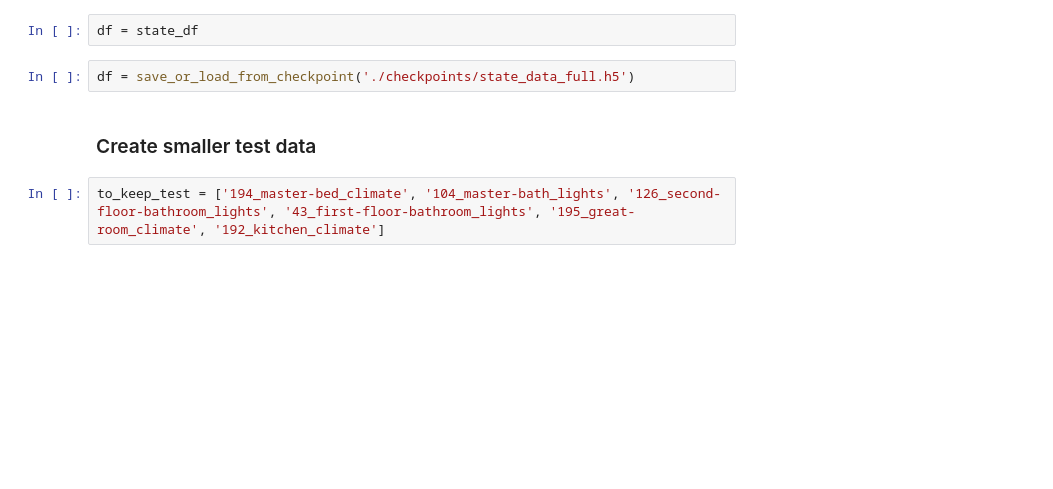
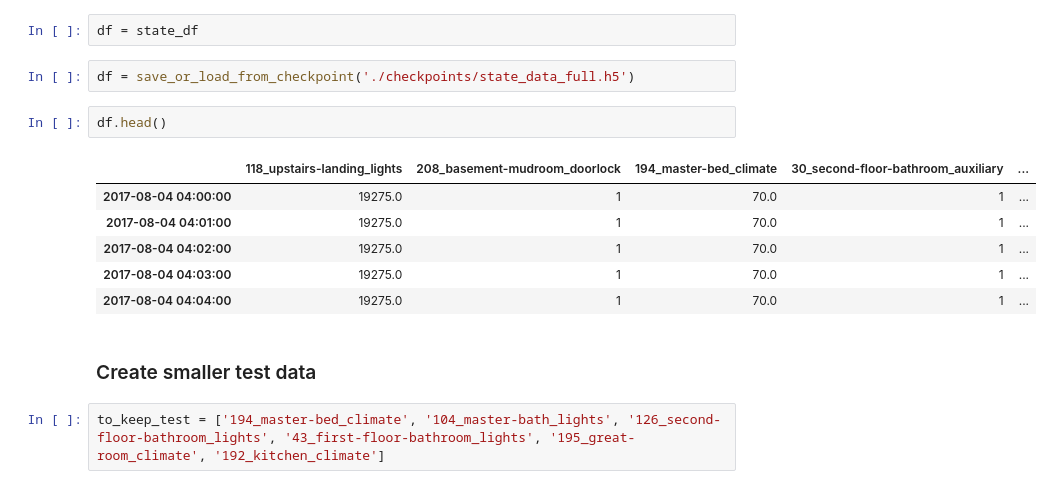
Before and after one commit to RBSystems/DataScience, a Jupyter notebook: data_preprocess.ipynb, the cells around one changed output. Cells and saved outputs as stored; diff of their text form; blank space fills up the shorter version.

```diff
--- a/data_preprocess.ipynb
+++ b/data_preprocess.ipynb
@@ -632,6 +596,15 @@ for col in state_df:
 df = state_df
 # %%
 df = save_or_load_from_checkpoint('./checkpoints/state_data_full.h5')
+# %%
+df.head()
+# %% [output]
+|  | 118_upstairs-landing_lights | 208_basement-mudroom_doorlock | 194_master-bed_climate | 30_second-floor-bathroom_auxiliary | ... |
+| 2017-08-04 04:00:00 | 19275.0 | 1 | 70.0 | 1 | ... |
+| 2017-08-04 04:01:00 | 19275.0 | 1 | 70.0 | 1 | ... |
+| 2017-08-04 04:02:00 | 19275.0 | 1 | 70.0 | 1 | ... |
+| 2017-08-04 04:03:00 | 19275.0 | 1 | 70.0 | 1 | ... |
+| 2017-08-04 04:04:00 | 19275.0 | 1 | 70.0 | 1 | ... |
 # %% [markdown]
 ### Create smaller test data
 # %%
```
Also changed, not shown: parts of 4 cells of this notebook, 3 other files.
